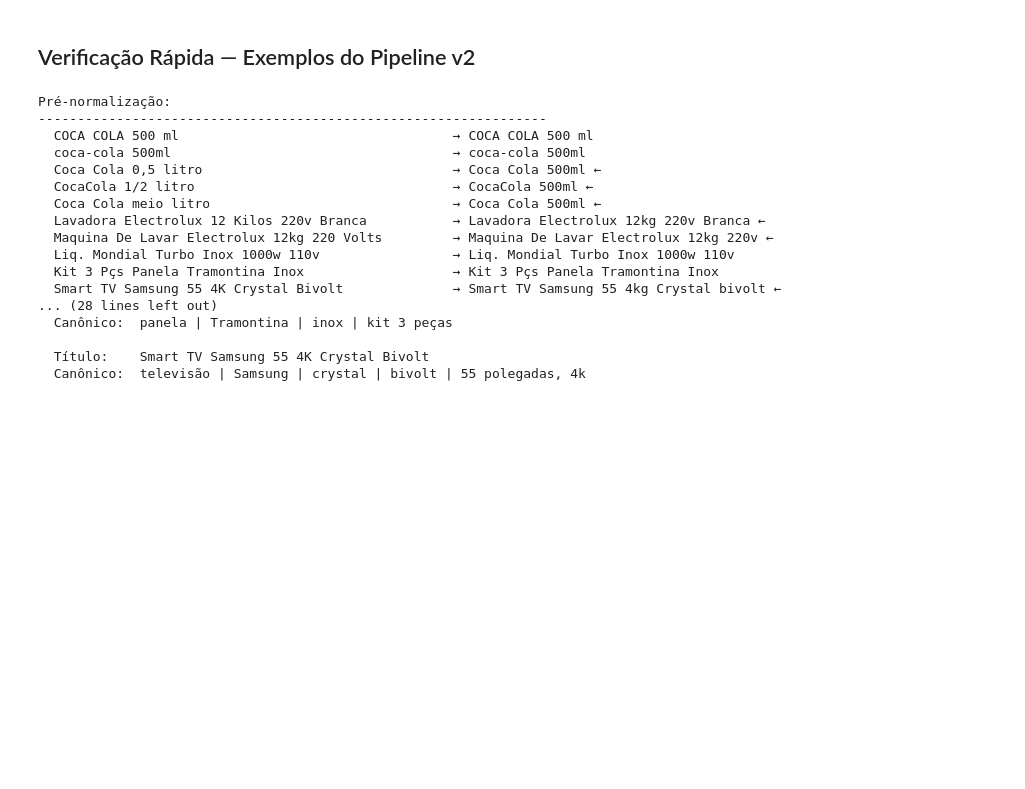
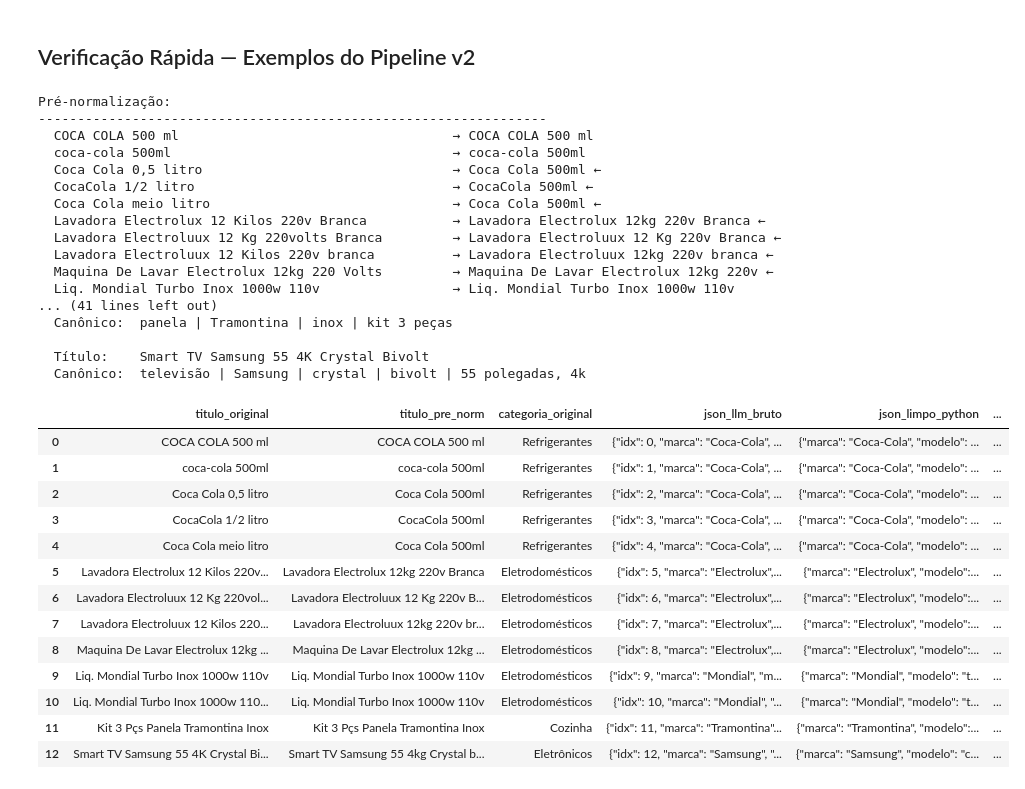
Before and after one commit to HumbertoNunesLira/POC-NLP, a Jupyter notebook: model_v2.ipynb, the cells around one changed output. Drawn from its saved outputs; the diff is of its cells as text; code cells hidden in the pictures; blank space fills up the shorter version.

```diff
--- a/model_v2.ipynb
+++ b/model_v2.ipynb
@@ -548,8 +678,11 @@ test_titles = [
     ("CocaCola 1/2 litro",                        "Refrigerantes"),
     ("Coca Cola meio litro",                      "Refrigerantes"),
     ("Lavadora Electrolux 12 Kilos 220v Branca",  "Eletrodomésticos"),
+    ("Lavadora Electroluux 12 Kg 220volts Branca",  "Eletrodomésticos"),
+    ("Lavadora Electroluux 12 Kilos 220v branca",  "Eletrodomésticos"),
     ("Maquina De Lavar Electrolux 12kg 220 Volts","Eletrodomésticos"),
     ("Liq. Mondial Turbo Inox 1000w 110v",        "Eletrodomésticos"),
+    ("Liq. Mondial Turbo Inox 1000w 110volts",        "Eletrodomésticos"),
     ("Kit 3 Pçs Panela Tramontina Inox",          "Cozinha"),
     ("Smart TV Samsung 55 4K Crystal Bivolt",     "Eletrônicos"),
 ]
@@ -587,12 +720,62 @@ Pré-normalização:
   CocaCola 1/2 litro                                 → CocaCola 500ml ←
   Coca Cola meio litro                               → Coca Cola 500ml ←
   Lavadora Electrolux 12 Kilos 220v Branca           → Lavadora Electrolux 12kg 220v Branca ←
+  Lavadora Electroluux 12 Kg 220volts Branca         → Lavadora Electroluux 12 Kg 220v Branca ←
+  Lavadora Electroluux 12 Kilos 220v branca          → Lavadora Electroluux 12kg 220v branca ←
   Maquina De Lavar Electrolux 12kg 220 Volts         → Maquina De Lavar Electrolux 12kg 220v ←
   Liq. Mondial Turbo Inox 1000w 110v                 → Liq. Mondial Turbo Inox 1000w 110v
-  Kit 3 Pçs Panela Tramontina Inox                   → Kit 3 Pçs Panela Tramontina Inox
-  Smart TV Samsung 55 4K Crystal Bivolt              → Smart TV Samsung 55 4kg Crystal bivolt ←
-... (28 lines left out)
+... (41 lines left out)
   Canônico:  panela | Tramontina | inox | kit 3 peças
 
   Título:    Smart TV Samsung 55 4K Crystal Bivolt
   Canônico:  televisão | Samsung | crystal | bivolt | 55 polegadas, 4k
+# %%
+with open("resultados_teste.txt", "w", encoding="utf-8") as f:
+    for i, (orig_title, _) in enumerate(test_titles):
+        raw = results[i] if i < len(results) else {}
+        cleaned = clean_llm_output(raw)
+        canon   = build_canonical_name(cleaned)
+        f.write(f"Título:    {orig_title}\n")
+        f.write(f"Canônico:  {canon}\n\n")
+# %%
+df_teste_dict = {
+    "titulo_original": [],
+    "titulo_pre_norm": [],
+    "categoria_original": [],
+    "json_llm_bruto": [],
+    "json_limpo_python": [],
+    "nome_canonico_final": []
+}
+
+
+for i, (orig_title, category) in enumerate(test_titles):
+    raw = results[i] if i < len(results) else {}
+    cleaned = clean_llm_output(raw)
+    canon   = build_canonical_name(cleaned)
+    pre_normed_title = pre_normalize_title(orig_title)
+
+    df_teste_dict["titulo_original"].append(orig_title)
+    df_teste_dict["titulo_pre_norm"].append(pre_normed_title)
+    df_teste_dict["categoria_original"].append(category)
+    df_teste_dict["json_llm_bruto"].append(json.dumps(raw, ensure_ascii=False))
+    df_teste_dict["json_limpo_python"].append(json.dumps(cleaned, ensure_ascii=False))
+    df_teste_dict["nome_canonico_final"].append(canon)
+# %%
+df_teste = pd.DataFrame(df_teste_dict)
+# %%
+df_teste
+# %% [output]
+|  | titulo_original | titulo_pre_norm | categoria_original | json_llm_bruto | json_limpo_python | ... |
+| 0 | COCA COLA 500 ml | COCA COLA 500 ml | Refrigerantes | {"idx": 0, "marca": "Coca-Cola", ... | {"marca": "Coca-Cola", "modelo": ... | ... |
+| 1 | coca-cola 500ml | coca-cola 500ml | Refrigerantes | {"idx": 1, "marca": "Coca-Cola", ... | {"marca": "Coca-Cola", "modelo": ... | ... |
+| 2 | Coca Cola 0,5 litro | Coca Cola 500ml | Refrigerantes | {"idx": 2, "marca": "Coca-Cola", ... | {"marca": "Coca-Cola", "modelo": ... | ... |
+| 3 | CocaCola 1/2 litro | CocaCola 500ml | Refrigerantes | {"idx": 3, "marca": "Coca-Cola", ... | {"marca": "Coca-Cola", "modelo": ... | ... |
+| 4 | Coca Cola meio litro | Coca Cola 500ml | Refrigerantes | {"idx": 4, "marca": "Coca-Cola", ... | {"marca": "Coca-Cola", "modelo": ... | ... |
+| 5 | Lavadora Electrolux 12 Kilos 220v... | Lavadora Electrolux 12kg 220v Branca | Eletrodomésticos | {"idx": 5, "marca": "Electrolux",... | {"marca": "Electrolux", "modelo":... | ... |
+| 6 | Lavadora Electroluux 12 Kg 220vol... | Lavadora Electroluux 12 Kg 220v B... | Eletrodomésticos | {"idx": 6, "marca": "Electrolux",... | {"marca": "Electrolux", "modelo":... | ... |
+| 7 | Lavadora Electroluux 12 Kilos 220... | Lavadora Electroluux 12kg 220v br... | Eletrodomésticos | {"idx": 7, "marca": "Electrolux",... | {"marca": "Electrolux", "modelo":... | ... |
+| 8 | Maquina De Lavar Electrolux 12kg ... | Maquina De Lavar Electrolux 12kg ... | Eletrodomésticos | {"idx": 8, "marca": "Electrolux",... | {"marca": "Electrolux", "modelo":... | ... |
+| 9 | Liq. Mondial Turbo Inox 1000w 110v | Liq. Mondial Turbo Inox 1000w 110v | Eletrodomésticos | {"idx": 9, "marca": "Mondial", "m... | {"marca": "Mondial", "modelo": "t... | ... |
+| 10 | Liq. Mondial Turbo Inox 1000w 110... | Liq. Mondial Turbo Inox 1000w 110v | Eletrodomésticos | {"idx": 10, "marca": "Mondial", "... | {"marca": "Mondial", "modelo": "t... | ... |
+| 11 | Kit 3 Pçs Panela Tramontina Inox | Kit 3 Pçs Panela Tramontina Inox | Cozinha | {"idx": 11, "marca": "Tramontina"... | {"marca": "Tramontina", "modelo":... | ... |
+| 12 | Smart TV Samsung 55 4K Crystal Bi... | Smart TV Samsung 55 4kg Crystal b... | Eletrônicos | {"idx": 12, "marca": "Samsung", "... | {"marca": "Samsung", "modelo": "c... | ... |
```
Also changed, not shown: parts of 28 cells of this notebook, 2 other files.
